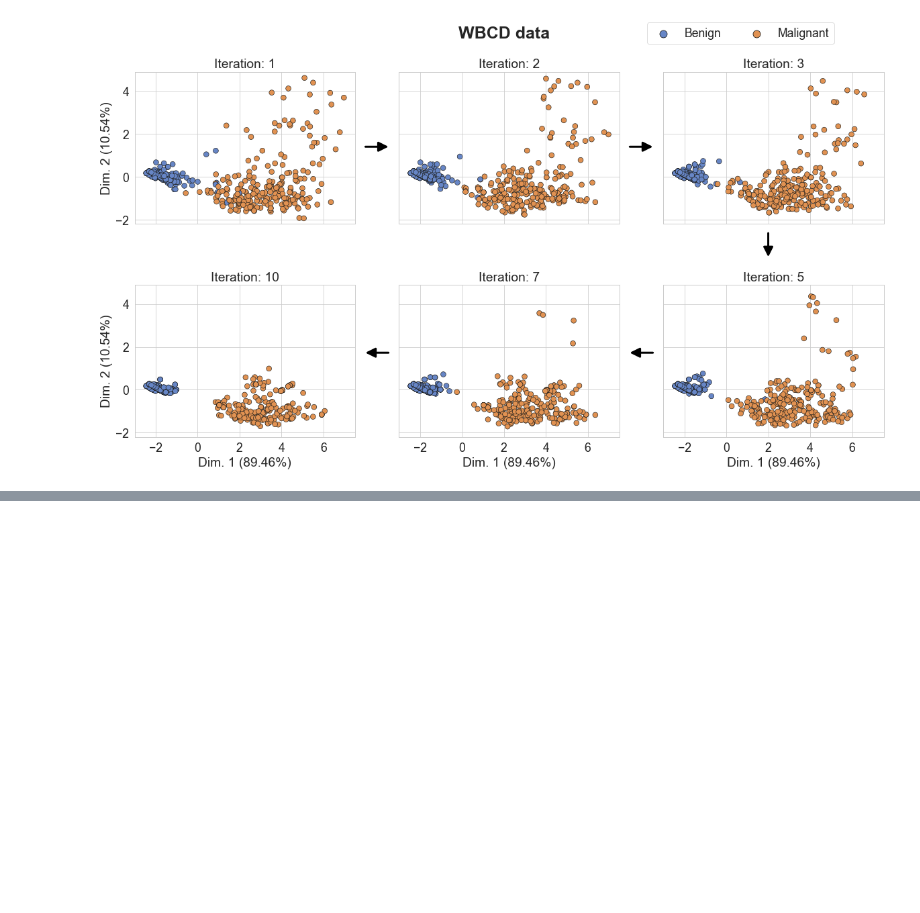
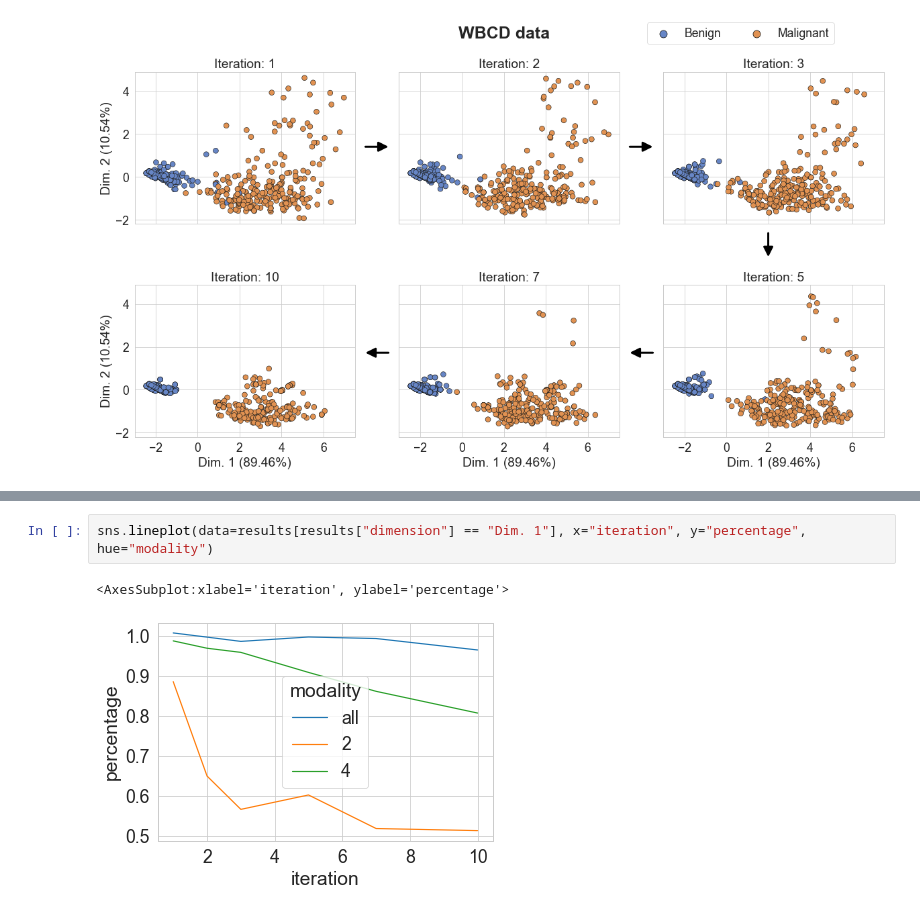
Before and after one commit to octopize/avatar-paper, a Jupyter notebook: notebooks/final_figure/2.Iteration_WBCD.ipynb, the cells around one changed output, grey strips where cells are left out. Cells and saved outputs as stored; diff of their text form; blank space fills up the shorter version.

Commit message:
feat: add metric through iterations

```diff
--- a/notebooks/final_figure/2.Iteration_WBCD.ipynb
+++ b/notebooks/final_figure/2.Iteration_WBCD.ipynb
@@ -190,0 +264,5 @@ plt.show()
+# %%
+sns.lineplot(data=results[results["dimension"] == "Dim. 1"], x="iteration", y="percentage", hue="modality")
+# %% [output]
+<AxesSubplot:xlabel='iteration', ylabel='percentage'>
+[figure, added]
```
Also changed, not shown: parts of 6 cells of this notebook.
